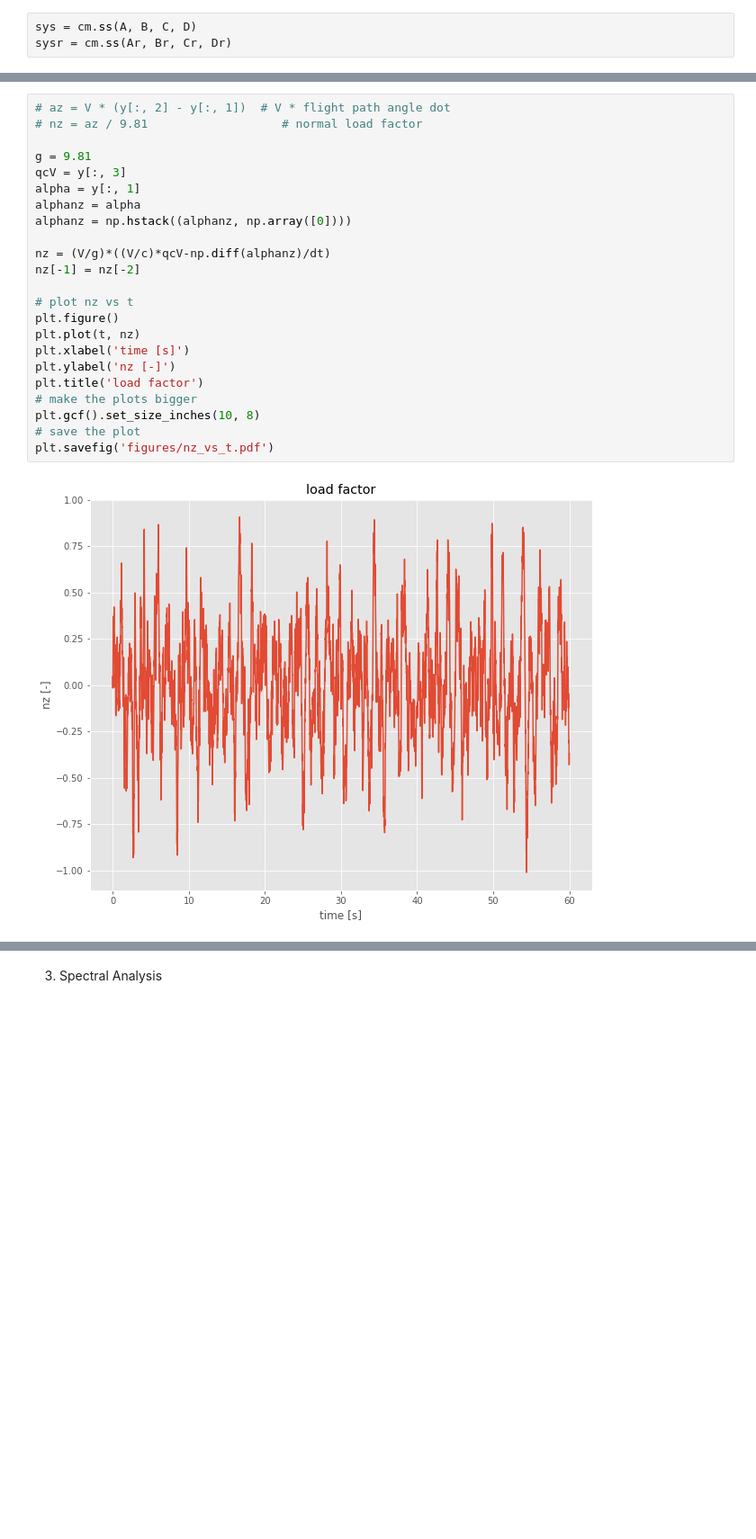
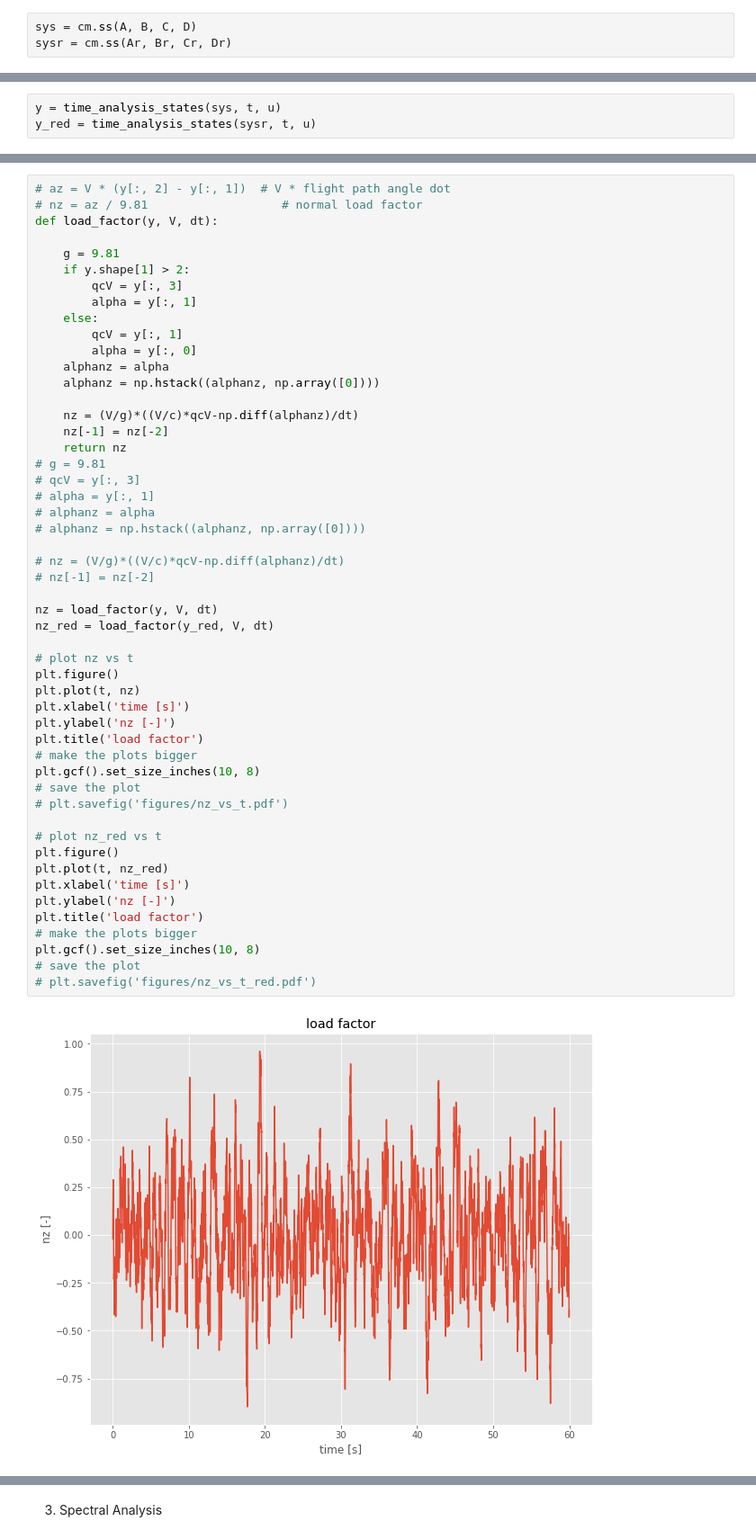
Before and after one commit to justas145/AE4304P, a Jupyter notebook: main_notebook.ipynb, the cells around one changed output, grey strips where cells are left out. Shown at 90% size. Drawn from its saved outputs; the diff is of its cells as text; blank space fills up the shorter version.

```diff
--- a/main_notebook.ipynb
+++ b/main_notebook.ipynb
@@ -247,0 +279,3 @@ def time_analysis_states(sys, t, dt, N):
+# %%
+y = time_analysis_states(sys, t, u)
+y_red = time_analysis_states(sysr, t, u)
@@ -248,25 +287,53 @@ def time_analysis_states(sys, t, dt, N):
 # %%
 # az = V * (y[:, 2] - y[:, 1])  # V * flight path angle dot
 # nz = az / 9.81                   # normal load factor
+def load_factor(y, V, dt):
 
-g = 9.81
-qcV = y[:, 3]
-alpha = y[:, 1]
-alphanz = alpha
-alphanz = np.hstack((alphanz, np.array([0])))
+    g = 9.81
+    if y.shape[1] > 2:
+        qcV = y[:, 3]
+        alpha = y[:, 1]
+    else:
+        qcV = y[:, 1]
+        alpha = y[:, 0]
+    alphanz = alpha
+    alphanz = np.hstack((alphanz, np.array([0])))
 
-nz = (V/g)*((V/c)*qcV-np.diff(alphanz)/dt)
-nz[-1] = nz[-2]
+    nz = (V/g)*((V/c)*qcV-np.diff(alphanz)/dt)
+    nz[-1] = nz[-2]
+    return nz
+# g = 9.81
+# qcV = y[:, 3]
+# alpha = y[:, 1]
+# alphanz = alpha
+# alphanz = np.hstack((alphanz, np.array([0])))
+
+# nz = (V/g)*((V/c)*qcV-np.diff(alphanz)/dt)
+# nz[-1] = nz[-2]
+
+nz = load_factor(y, V, dt)
+nz_red = load_factor(y_red, V, dt)
 
 # plot nz vs t
 plt.figure()
 plt.plot(t, nz)
 plt.xlabel('time [s]')
 plt.ylabel('nz [-]')
 plt.title('load factor')
 # make the plots bigger
 plt.gcf().set_size_inches(10, 8)
 # save the plot
-plt.savefig('figures/nz_vs_t.pdf')
+# plt.savefig('figures/nz_vs_t.pdf')
+
+# plot nz_red vs t
+plt.figure()
+plt.plot(t, nz_red)
+plt.xlabel('time [s]')
+plt.ylabel('nz [-]')
+plt.title('load factor')
+# make the plots bigger
+plt.gcf().set_size_inches(10, 8)
+# save the plot
+# plt.savefig('figures/nz_vs_t_red.pdf')
 # %% [output]
-[figure, old version]
+[figure, new version]
```
Also changed, not shown: parts of 20 cells of this notebook, 6 other files.
